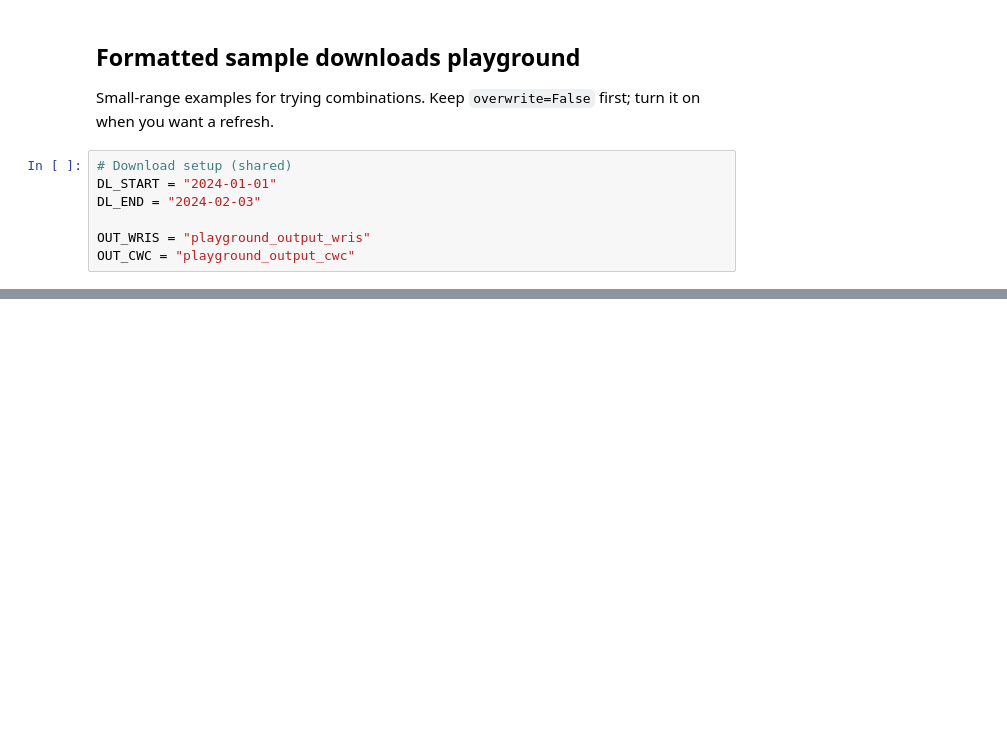
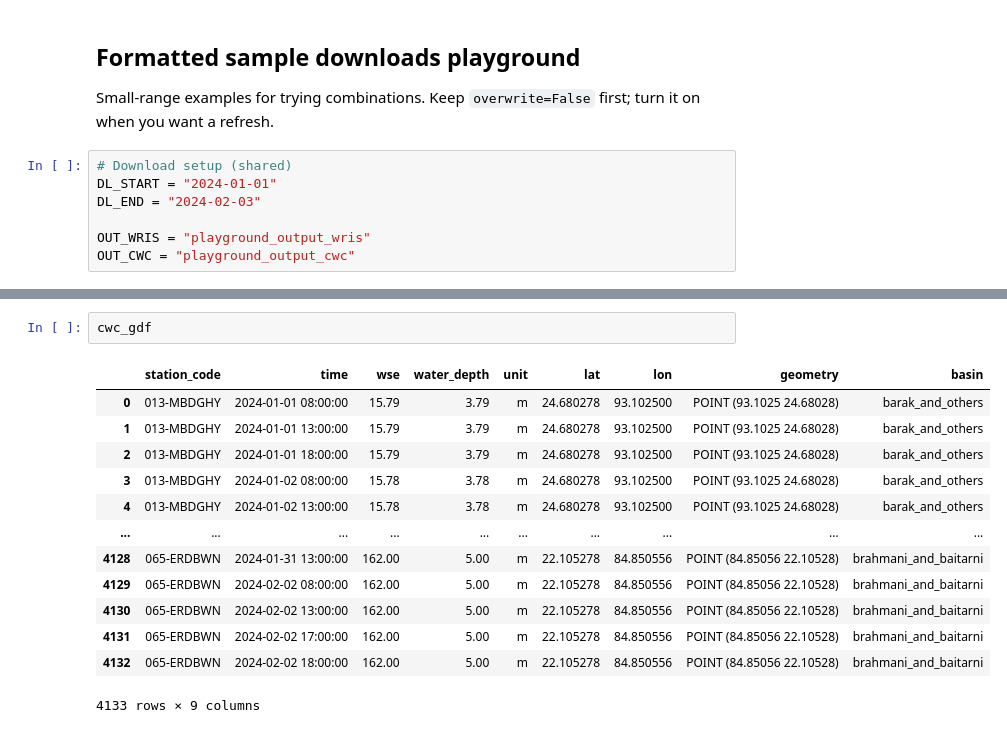
Before and after one commit to bharathk113/HydroSwift, a Jupyter notebook: swift_test.ipynb, the cells around one changed output, grey strips where cells are left out. Drawn from its saved outputs; the diff is of its cells as text; blank space fills up the shorter version.

```diff
--- a/swift_test.ipynb
+++ b/swift_test.ipynb
@@ -1380,0 +1423,16 @@ print("Returned object type:", type(cwc_gdf).__name__ if cwc_gdf is not None els
+# %%
+cwc_gdf
+# %% [output]
+|  | station_code | time | wse | water_depth | unit | lat | lon | geometry | basin |
+| 0 | 013-MBDGHY | 2024-01-01 08:00:00 | 15.79 | 3.79 | m | 24.680278 | 93.102500 | POINT (93.1025 24.68028) | barak_and_others |
+| 1 | 013-MBDGHY | 2024-01-01 13:00:00 | 15.79 | 3.79 | m | 24.680278 | 93.102500 | POINT (93.1025 24.68028) | barak_and_others |
+| 2 | 013-MBDGHY | 2024-01-01 18:00:00 | 15.79 | 3.79 | m | 24.680278 | 93.102500 | POINT (93.1025 24.68028) | barak_and_others |
+| 3 | 013-MBDGHY | 2024-01-02 08:00:00 | 15.78 | 3.78 | m | 24.680278 | 93.102500 | POINT (93.1025 24.68028) | barak_and_others |
+| 4 | 013-MBDGHY | 2024-01-02 13:00:00 | 15.78 | 3.78 | m | 24.680278 | 93.102500 | POINT (93.1025 24.68028) | barak_and_others |
+| ... | ... | ... | ... | ... | ... | ... | ... | ... | ... |
+| 4128 | 065-ERDBWN | 2024-01-31 13:00:00 | 162.00 | 5.00 | m | 22.105278 | 84.850556 | POINT (84.85056 22.10528) | brahmani_and_baitarni |
+| 4129 | 065-ERDBWN | 2024-02-02 08:00:00 | 162.00 | 5.00 | m | 22.105278 | 84.850556 | POINT (84.85056 22.10528) | brahmani_and_baitarni |
+| 4130 | 065-ERDBWN | 2024-02-02 13:00:00 | 162.00 | 5.00 | m | 22.105278 | 84.850556 | POINT (84.85056 22.10528) | brahmani_and_baitarni |
+| 4131 | 065-ERDBWN | 2024-02-02 17:00:00 | 162.00 | 5.00 | m | 22.105278 | 84.850556 | POINT (84.85056 22.10528) | brahmani_and_baitarni |
+| 4132 | 065-ERDBWN | 2024-02-02 18:00:00 | 162.00 | 5.00 | m | 22.105278 | 84.850556 | POINT (84.85056 22.10528) | brahmani_and_baitarni |
+4133 rows × 9 columns
```
Also changed, not shown: parts of 7 cells of this notebook, 6 other files.
